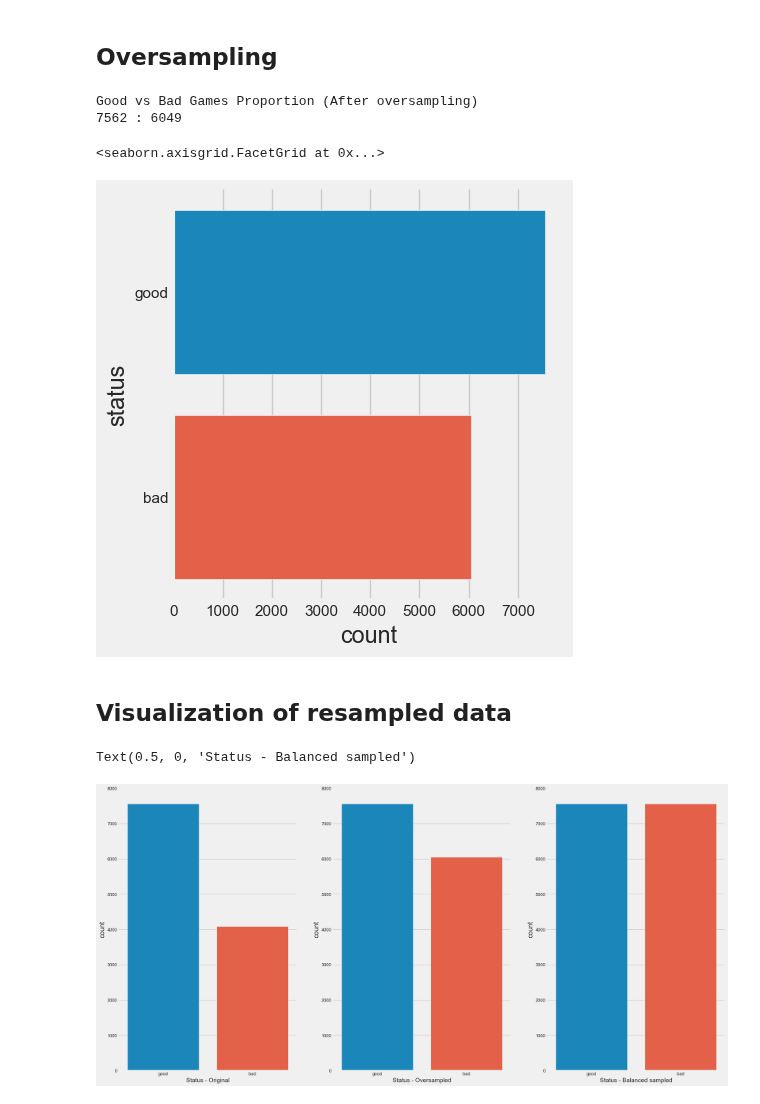
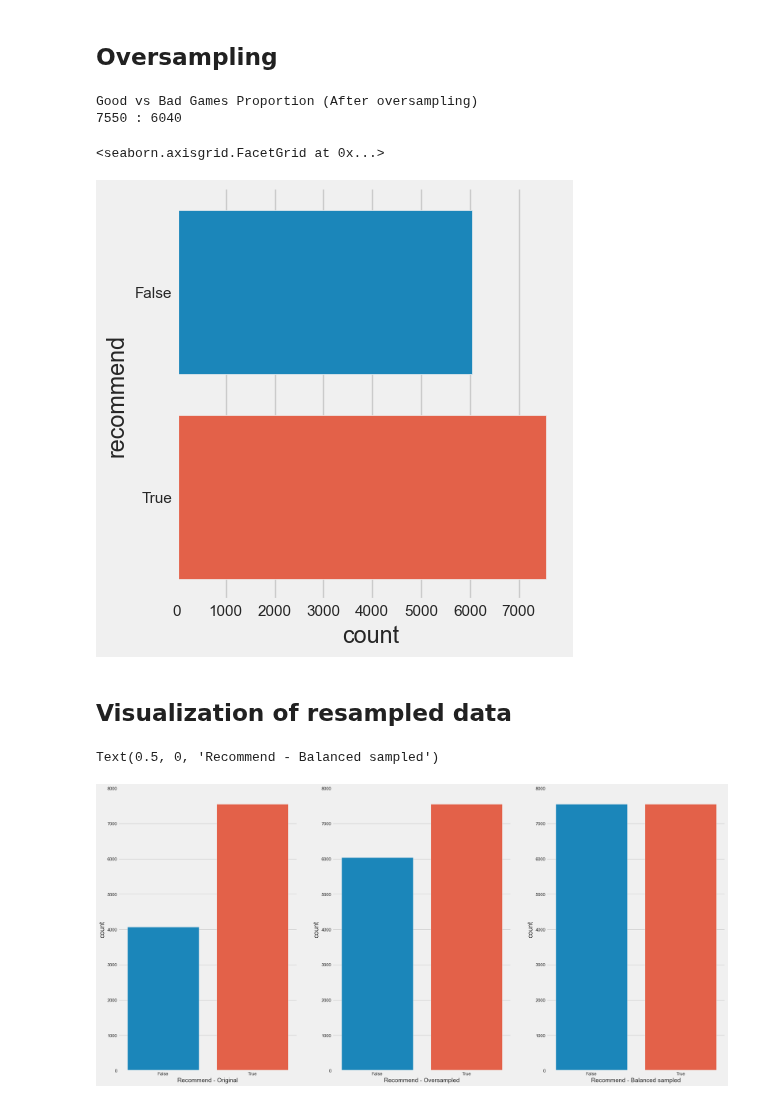
Before and after one commit to Pante/SC1015-Project, a Jupyter notebook: Data Clustering and Resampling.ipynb, the cells around one changed output. Saved outputs shown, nothing was run; the diff lists cells and outputs as text; code cells hidden in the pictures.

Commit message:
Modified Data Clustering part.

```diff
--- a/Data Clustering and Resampling.ipynb
+++ b/Data Clustering and Resampling.ipynb
@@ -332,19 +287,19 @@ y = games_prediction['status']
 X_oversampled, y_oversampled = over_smp.fit_resample(X, y)
 # %%
 print("Good vs Bad Games Proportion (After oversampling)")
-print(y_oversampled.value_counts()[0], ':', y_oversampled.value_counts()[1])
+print(y_oversampled.value_counts()[1], ':', y_oversampled.value_counts()[0])
 # %% [output]
 Good vs Bad Games Proportion (After oversampling)
-7562 : 6049
+7550 : 6040
 # %%
 # Combine the two classes back after upsampling
 games_prediction_oversampling = pd.concat([X_oversampled, pd.DataFrame(y_oversampled)], axis = 1)
 
 # Quick plot to check the balanced classes visually
-sb.catplot(y = 'status', data = games_prediction_oversampling, kind = "count")
+sb.catplot(y = 'recommend', data = games_prediction_oversampling, kind = "count")
 # %% [output]
 <seaborn.axisgrid.FacetGrid at 0x...>
-[figure, old version]
+[figure, new version]
 # %%
 games_prediction_oversampling.to_csv('games-prediction-over-resampling.csv')
 # %% [markdown]
@@ -352,22 +307,22 @@ games_prediction_oversampling.to_csv('games-prediction-over-resampling.csv')
 # %%
 games_balanced_resampled = pd.read_csv('games-prediction-balanced-resampling.csv',index_col= 0)
 games_over_resampled = pd.read_csv('games-prediction-over-resampling.csv',index_col= 0)
-games_original_ratio = pd.read_csv('games-prediction.csv',index_col=0)
+games_original_ratio = pd.read_csv('games-prediction-resampling.csv',index_col=0)
 # %%
 fig, axes =plt.subplots(1,3,figsize=(24,12))
 plt.setp(axes,ylim=(0,8000))
 
-sb.countplot(x=games_original_ratio['status'], ax=axes[0])
+sb.countplot(x=games_original_ratio['recommend'], ax=axes[0])
 ax = axes[0]
-ax.set_xlabel("Status - Original",fontsize=15)
+ax.set_xlabel("Recommend - Original",fontsize=15)
 
-sb.countplot(x=games_over_resampled['status'], ax=axes[1])
+sb.countplot(x=games_over_resampled['recommend'], ax=axes[1])
 ax = axes[1]
-ax.set_xlabel("Status - Oversampled",fontsize=15)
+ax.set_xlabel("Recommend - Oversampled",fontsize=15)
 
-sb.countplot(x=games_balanced_resampled['status'], ax=axes[2])
+sb.countplot(x=games_balanced_resampled['recommend'], ax=axes[2])
 ax = axes[2]
-ax.set_xlabel("Status - Balanced sampled",fontsize=15)
+ax.set_xlabel("Recommend - Balanced sampled",fontsize=15)
 # %% [output]
-Text(0.5, 0, 'Status - Balanced sampled')
+Text(0.5, 0, 'Recommend - Balanced sampled')
-[figure, old version]
+[figure, new version]
```
Also changed, not shown: parts of 40 cells of this notebook.
